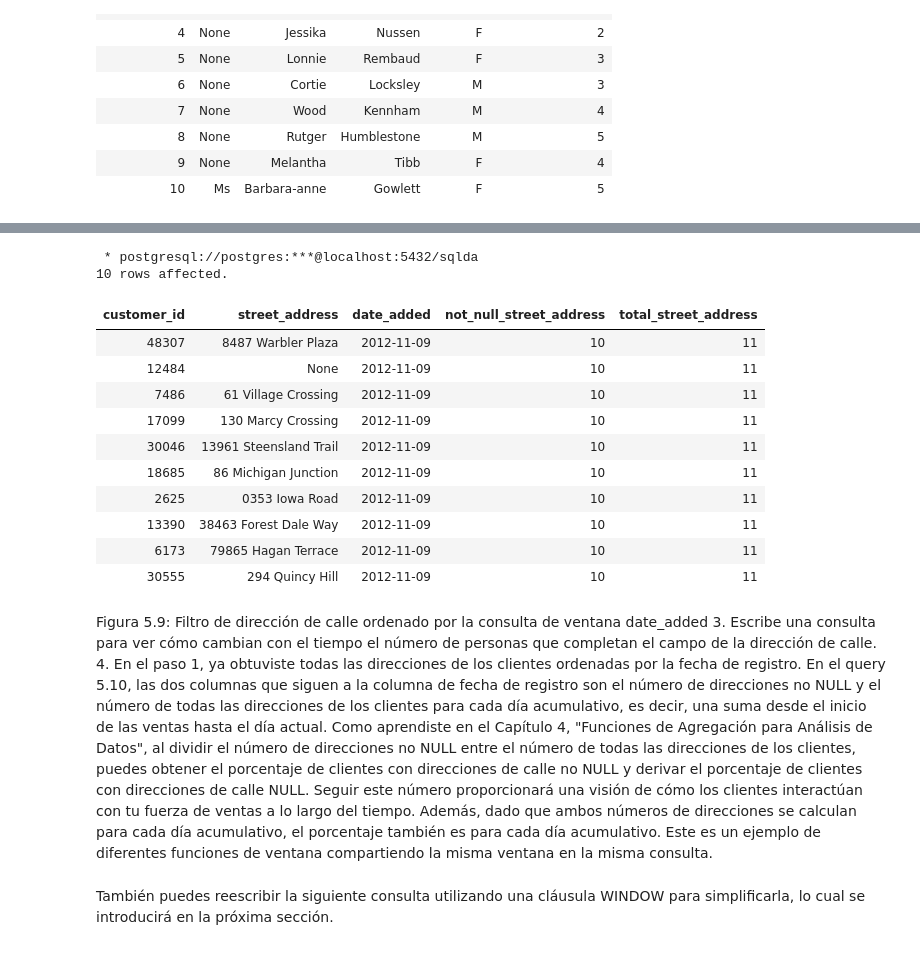
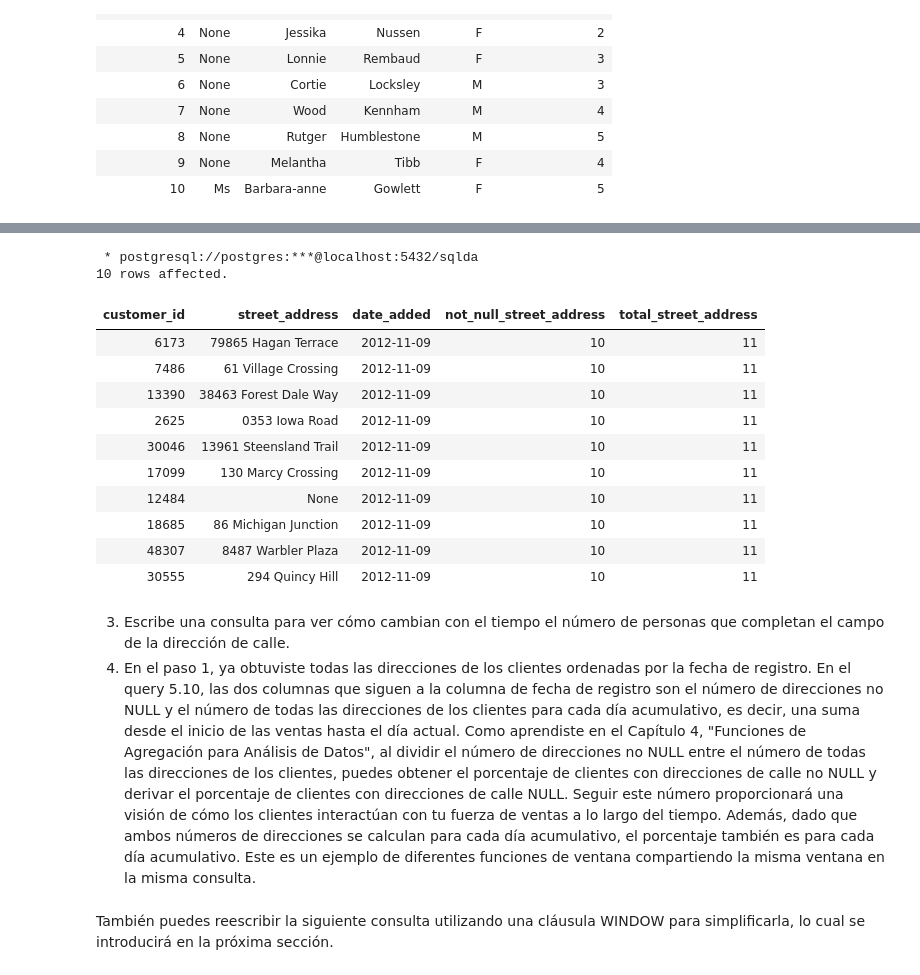
Before and after one commit to limspiga/data-modeling, a Jupyter notebook: 05_data_modeling_for_marketing.ipynb, the cells around one changed output, grey strips where cells are left out. Cells and saved outputs as stored; diff of their text form; code cells hidden in the pictures.

```diff
--- a/05_data_modeling_for_marketing.ipynb
+++ b/05_data_modeling_for_marketing.ipynb
@@ -328,37 +336,42 @@ Realiza los siguientes pasos para completar este ejercicio:
 # %%
 %%sql
 -- La ventana es por día (10/11)
+-- Figura 5.9: Filtro de dirección de calle ordenado por la consulta de ventana date_added
 SELECT
   customer_id,
   street_address,
   date_added::DATE,
+
+  -- not_null_street_address
   COUNT(
     CASE
       WHEN street_address IS NOT NULL THEN customer_id
-      ELSE NULL -- NO LO CUENTA
+      ELSE NULL -- LO HACEMOS NULO PARA QUE NO LO CUENTE
     END
   ) OVER (ORDER BY date_added::DATE) AS not_null_street_address,
+
+  -- total_street_address
   COUNT(*) OVER (ORDER BY date_added::DATE) as total_street_address
 FROM
   customers
  ORDER BY
  date_added LIMIT 10;
 # %% [output]
  * postgresql://postgres:***@localhost:5432/sqlda
 10 rows affected.
 | customer_id | street_address | date_added | not_null_street_address | total_street_address |
+| 6173 | 79865 Hagan Terrace | 2012-11-09 | 10 | 11 |
+| 7486 | 61 Village Crossing | 2012-11-09 | 10 | 11 |
+| 13390 | 38463 Forest Dale Way | 2012-11-09 | 10 | 11 |
+| 2625 | 0353 Iowa Road | 2012-11-09 | 10 | 11 |
+| 30046 | 13961 Steensland Trail | 2012-11-09 | 10 | 11 |
+| 17099 | 130 Marcy Crossing | 2012-11-09 | 10 | 11 |
+| 12484 | None | 2012-11-09 | 10 | 11 |
+| 18685 | 86 Michigan Junction | 2012-11-09 | 10 | 11 |
 | 48307 | 8487 Warbler Plaza | 2012-11-09 | 10 | 11 |
-| 12484 | None | 2012-11-09 | 10 | 11 |
-| 7486 | 61 Village Crossing | 2012-11-09 | 10 | 11 |
-| 17099 | 130 Marcy Crossing | 2012-11-09 | 10 | 11 |
-| 30046 | 13961 Steensland Trail | 2012-11-09 | 10 | 11 |
-| 18685 | 86 Michigan Junction | 2012-11-09 | 10 | 11 |
-| 2625 | 0353 Iowa Road | 2012-11-09 | 10 | 11 |
-| 13390 | 38463 Forest Dale Way | 2012-11-09 | 10 | 11 |
-| 6173 | 79865 Hagan Terrace | 2012-11-09 | 10 | 11 |
 | 30555 | 294 Quincy Hill | 2012-11-09 | 10 | 11 |
 # %% [markdown]
-Figura 5.9: Filtro de dirección de calle ordenado por la consulta de ventana date_added
+
 3. Escribe una consulta para ver cómo cambian con el tiempo el número de personas que completan el campo de la dirección de calle.
 4. En el paso 1, ya obtuviste todas las direcciones de los clientes ordenadas por la fecha de registro. En el query 5.10, las dos columnas que siguen a la columna de fecha de registro son el número de direcciones no NULL y el número de todas las direcciones de los clientes para cada día acumulativo, es decir, una suma desde el inicio de las ventas hasta el día actual.
 Como aprendiste en el Capítulo 4, "Funciones de Agregación para Análisis de Datos", al dividir el número de direcciones no NULL entre el número de todas las direcciones de los clientes, puedes obtener el porcentaje de clientes con direcciones de calle no NULL y derivar el porcentaje de clientes con direcciones de calle NULL. Seguir este número proporcionará una visión de cómo los clientes interactúan con tu fuerza de ventas a lo largo del tiempo. Además, dado que ambos números de direcciones se calculan para cada día acumulativo, el porcentaje también es para cada día acumulativo. Este es un ejemplo de diferentes funciones de ventana compartiendo la misma ventana en la misma consulta.
```
Also changed, not shown: parts of 28 cells of this notebook.
